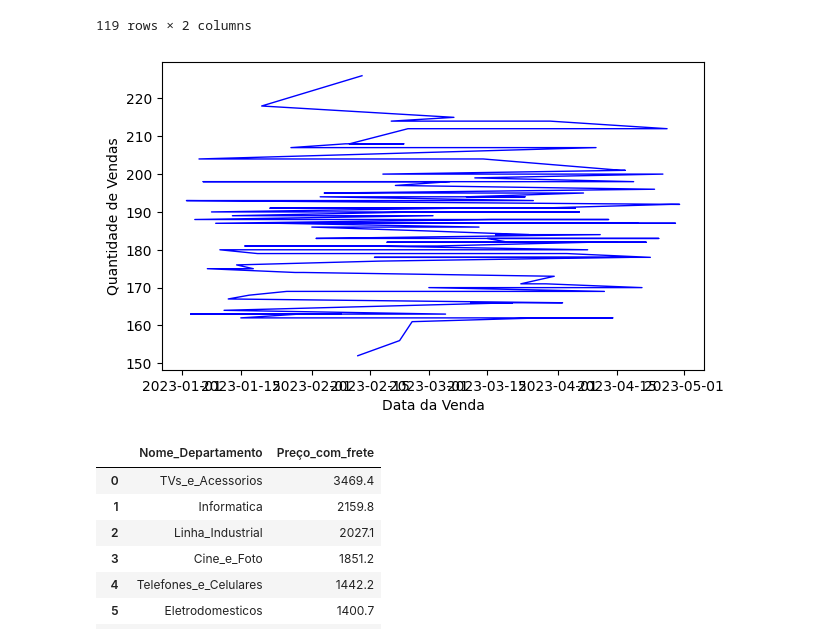
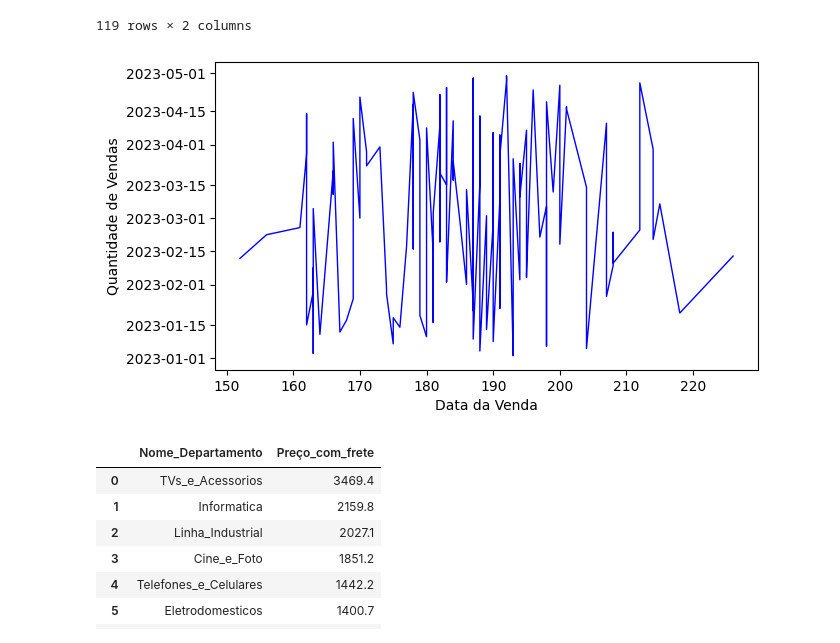
Before and after one commit to arielveloso85/biblioteca_pandas, a Jupyter notebook: Cópia_de_Olá,_este_é_o_Colaboratory.ipynb, the cells around one changed output. Cells and saved outputs as stored; diff of their text form; code cells hidden in the pictures.

```diff
--- a/Cópia_de_Olá,_este_é_o_Colaboratory.ipynb
+++ b/Cópia_de_Olá,_este_é_o_Colaboratory.ipynb
@@ -441,15 +441,15 @@ venda_por_data
 # %%
 fig = plt.figure(figsize=(7,4))
 
 plt.xlabel ("Data da Venda")
 plt.ylabel ("Quantidade de Vendas")
-x = venda_por_data["Data"]
-y = venda_por_data["idcompra"]
+x = venda_por_data["idcompra"]
+y = venda_por_data["Data"]
 
 plt.plot(x,y, color = "blue", linewidth = "1")
 plt.show()
 # %% [output]
-[figure, old version]
+[figure, new version]
 # %%
 agg_dept_preco = round(vendas_correto.groupby("Nome_Departamento")["Preço_com_frete"].agg('mean').sort_values(ascending=False).reset_index(),1)
 agg_dept_preco
```
Also changed, not shown: parts of 2 cells of this notebook.
